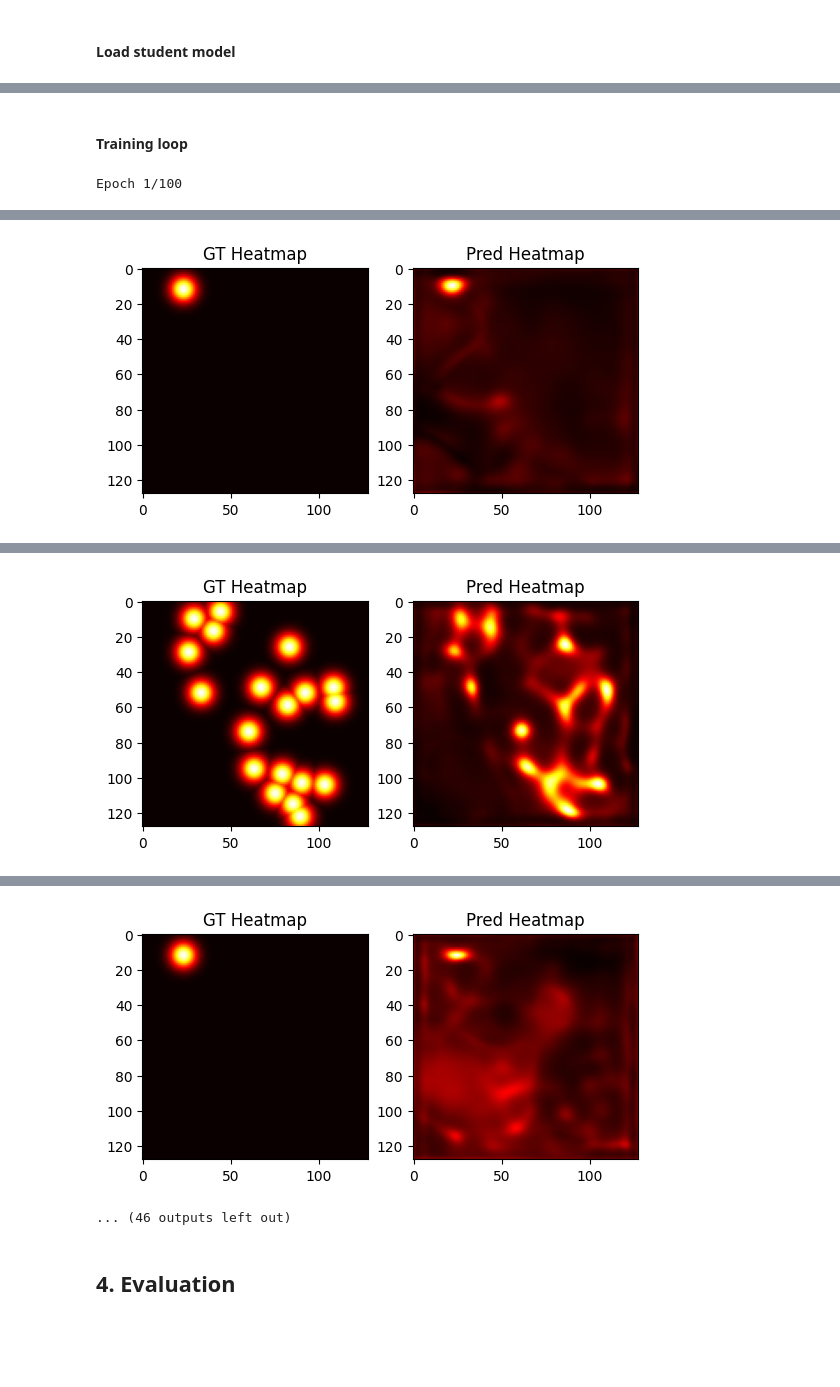
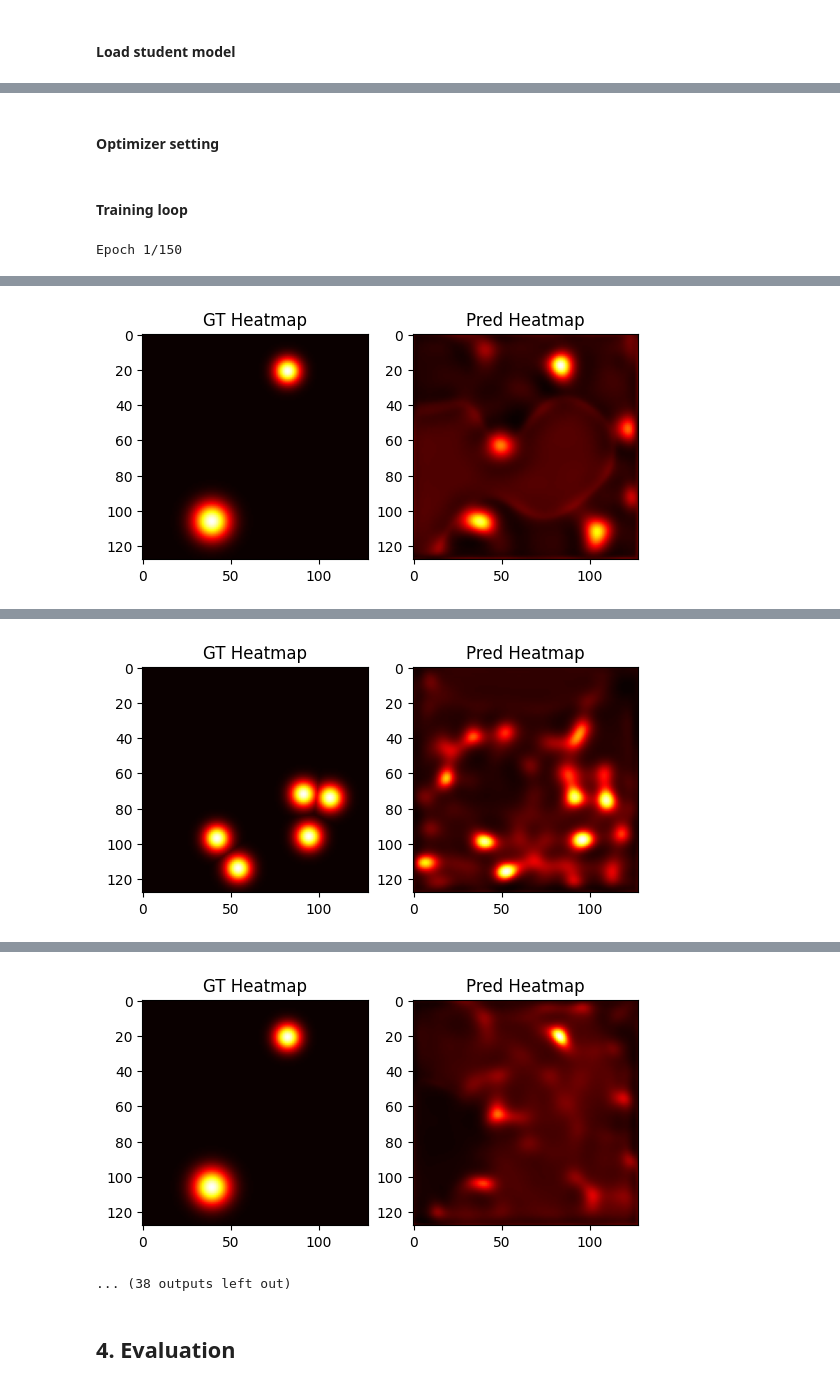
Before and after one commit to chatwipa-sur/SRCC_detection, a Jupyter notebook: Baseline_student_model_training.ipynb, the cells around one changed output, grey strips where cells are left out. Cells and saved outputs as stored; diff of their text form; code cells hidden in the pictures; blank space fills up the shorter version.

```diff
--- a/Baseline_student_model_training.ipynb
+++ b/Baseline_student_model_training.ipynb
@@ -900,6 +927,7 @@ def train(epoch, save_dir, best_loss, best_f1, epochs_no_improve, early_stop_pat
 
         # Forward pass: predict heatmap and regression outputs
         hm_pred, regr_pred = model(img)
+        hm_pred = torch.sigmoid(hm_pred)
 
         # Concatenate heatmap and regression predictions along channel dimension
         preds = torch.cat((hm_pred, regr_pred), dim=1)
@@ -933,23 +961,23 @@ def train(epoch, save_dir, best_loss, best_f1, epochs_no_improve, early_stop_pat
         running_regr += regr_loss.item()
 
         # Compute running average losses for display
-        avg_loss = running_loss / (idx + 1)
+        train_loss = running_loss / (idx + 1)
         avg_mask = running_mask / (idx + 1)
         avg_regr = running_regr / (idx + 1)
 
     # Average losses over the entire epoch after training completes
     epoch_time = time.time() - epoch_start
-    train_loss = running_loss / len(train_loader)
     print(f"\nEpoch {epoch + 1} completed in {epoch_time:.2f} seconds.")
     print(f"Train loss : {running_loss / len(train_loader):.4f}")
     print(f"Train mask loss : {running_mask / len(train_loader):.4f}")
     print(f"Train regr loss : {running_regr / len(train_loader):.4f}")
 
     # Run validation after training epoch
-    avg_loss, avg_mask, avg_regr, metrics, froc = validate()
+    val_loss, avg_mask, avg_regr, metrics = validate()
 
     # Step learning rate scheduler based on validation loss
-    scheduler.step(avg_loss)
+    # scheduler.step()
+    scheduler.step(val_loss)
 
     # 🔍 Get current learning rate
     current_lr = optimizer.param_groups[0]['lr']
@@ -967,7 +995,7 @@ def train(epoch, save_dir, best_loss, best_f1, epochs_no_improve, early_stop_pat
             'epoch': epoch + 1,
             'model_state_dict': model.state_dict(),
             'optimizer_state_dict': optimizer.state_dict(),
-            'loss': avg_loss
+            'loss': val_loss
         }, f'{save_dir}/best_model.pth')
 
     else:
@@ -980,7 +1008,7 @@ def train(epoch, save_dir, best_loss, best_f1, epochs_no_improve, early_stop_pat
             'epoch': epoch + 1,
             'model_state_dict': model.state_dict(),
             'optimizer_state_dict': optimizer.state_dict(),
-            'loss': avg_loss
+            'loss': val_loss
         }, f'{save_dir}/checkpoint_epoch_{epoch + 1}.pth')
 
     # Early stopping condition
@@ -990,7 +1018,7 @@ def train(epoch, save_dir, best_loss, best_f1, epochs_no_improve, early_stop_pat
     else:
         early_stop_flag = False
 
-    return early_stop_flag, best_loss, best_f1, epochs_no_improve, train_loss, avg_loss
+    return early_stop_flag, best_loss, best_f1, epochs_no_improve, train_loss, val_loss, f1
 # %% [markdown]
 #### Define validation function
 # %%
@@ -1262,3 +1346,5 @@ torch.Size([1, 1, 128, 128])
+# %% [markdown]
+#### Optimizer setting
 # %%
 # Move model to device (GPU if available)
 device = torch.device("cuda" if torch.cuda.is_available() else "cpu")
@@ -1281,30 +1366,50 @@ save_dir = f'/content/drive/MyDrive/Dissertation_Chatwipa/model_checkpoint/basel
 os.makedirs(save_dir, exist_ok=True)
 
 # Initialize tracking variables
-epochs = 100
+epochs = 150
 best_loss = float('inf')
 best_f1 = float('-inf')
 epochs_no_improve = 0
-early_stop_patience = 10
+early_stop_patience = 15
 early_stop_flag = False
 train_loss_all = []
 val_loss_all = []
+metrics_log = []
 
 for epoch in range(epochs):
-    early_stop_flag, best_loss, best_f1, epochs_no_improve, train_loss, val_loss = train(epoch, save_dir,
-                                                                                         best_loss, best_f1,
-                                                                                         epochs_no_improve, early_stop_patience)
+    early_stop_flag, best_loss, best_f1, epochs_no_improve, train_loss, val_loss, F1_score = train(
+        epoch, save_dir, best_loss, best_f1, epochs_no_improve, early_stop_patience
+    )
+
     train_loss_all.append(train_loss)
     val_loss_all.append(val_loss)
+
+    metrics_log.append({
+        'epoch': epoch,
+        'train_loss': train_loss,
+        'val_loss': val_loss,
+        'F1_score': F1_score
+    })
+
     if early_stop_flag:
+        # Save CSV of metrics
+        metrics_df = pd.DataFrame(metrics_log)
+        csv_path = os.path.join(save_dir, 'training_metrics.csv')
+        metrics_df.to_csv(csv_path, index=False)
+
+        # Plot training and validation loss
+        plt.plot(train_loss_all, label='Train Loss')
+        plt.plot(val_loss_all, label='Val Loss')
+        plt.xlabel('Epochs')
+        plt.ylabel('Loss')
+        plt.legend()
+        plt.show()
         break
 
-# Plot training and validation loss
-plt.plot(train_loss_all, label='Train Loss')
-plt.plot(val_loss_all, label='Val Loss')
-plt.xlabel('Epochs')
-plt.ylabel('Loss')
-plt.legend()
-plt.show()
+# If training completes without early stopping
+else:
+    metrics_df = pd.DataFrame(metrics_log)
+    csv_path = os.path.join(save_dir, 'training_metrics.csv')
+    metrics_df.to_csv(csv_path, index=False)
 # %% [output]
-Epoch 1/100
+Epoch 1/150
@@ -1339 +1444 @@ Train regr loss : 0.0028
-[figure, old version]
+[figure, new version]
@@ -1357 +1462 @@ Epoch 5/100
-[figure, old version]
+[figure, new version]
@@ -1362,5 +1467,5 @@ Train regr loss : 0.0015
-[figure, old version]
+[figure, new version]
-... (46 outputs left out)
+... (38 outputs left out)
 # %% [markdown]
 ## 4. Evaluation
 # %% [markdown]
```
Also changed, not shown: parts of 22 cells of this notebook.
